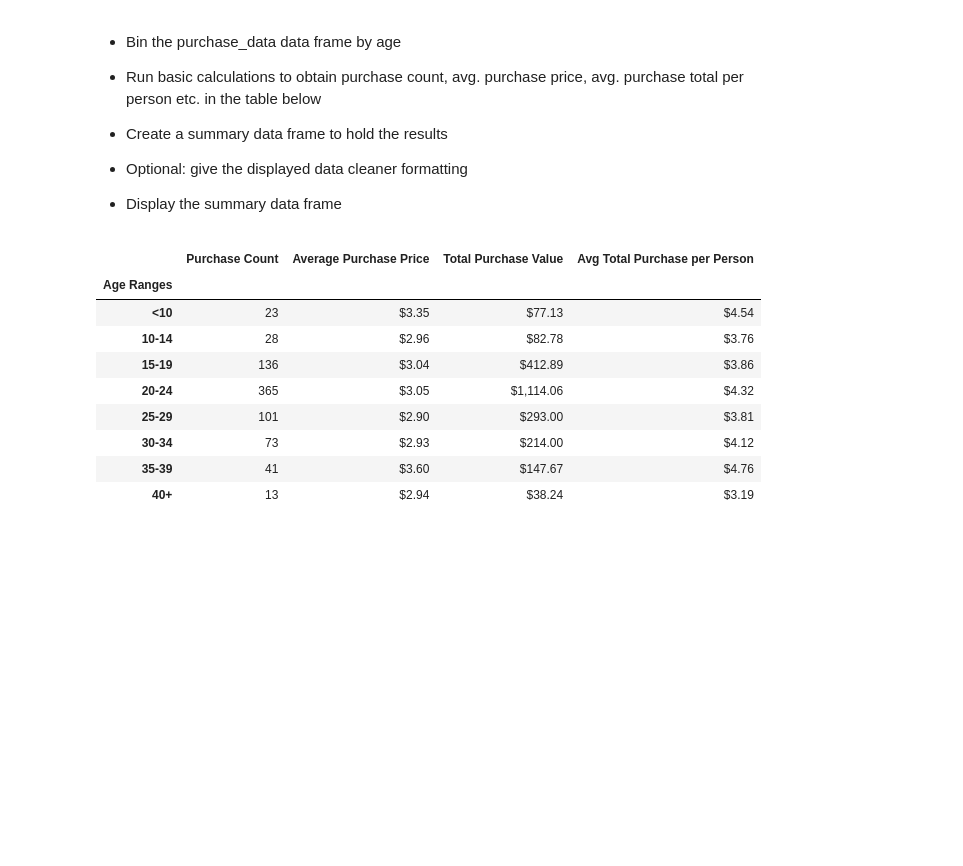
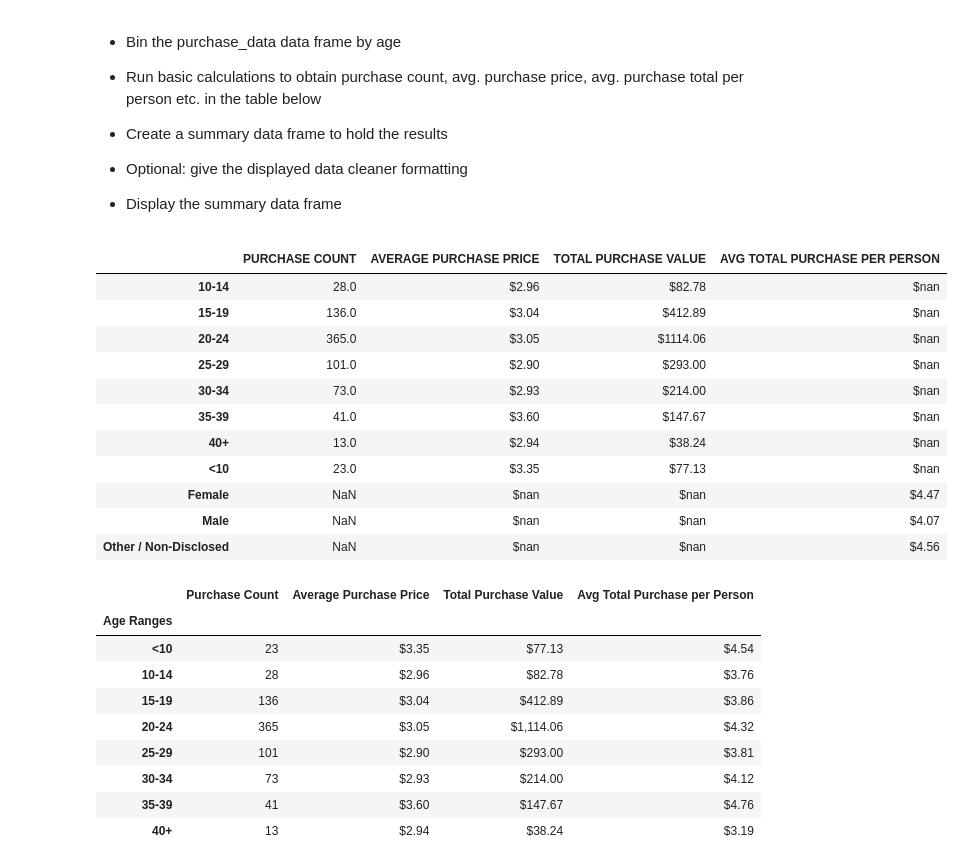
Before and after one commit to jdean92/pandas-challenge, a Jupyter notebook: Instructions/HeroesOfPymoli/HeroesOfPymoli_starter.ipynb, the cells around one changed output. Saved outputs shown, nothing was run; the diff lists cells and outputs as text; code cells hidden in the pictures; blank space fills up the shorter version.

```diff
--- a/Instructions/HeroesOfPymoli/HeroesOfPymoli_starter.ipynb
+++ b/Instructions/HeroesOfPymoli/HeroesOfPymoli_starter.ipynb
@@ -125,6 +125,10 @@ purch_Count = gender["SN"].count()
 purch_Price = gender["Price"].mean()
 
 purch_Value = gender["Price"].sum()
+
+
+duplicates = purchase_data.drop_duplicates(subset='SN', keep="first")
+grouped_dup = duplicates.groupby(["Gender"])
 
 purch_Norm = (gender["Price"].sum() / grouped_dup["SN"].count())
 
@@ -176,22 +173,26 @@ Purch_Analysis_Gen
 
 #make bins
 
-age_bins = [0, 9, 14, 19, 24, 29, 34, 39, 100]
-
-labels = ["<10", "10-14", "15-19", "20-24", "25-29", "30-34", "35-39", "40+"]
-#use pd.cut()
-
-age_bins = pd.cut(age_players["Age"], age_bins, labels=labels).value_counts()
 age_players = purchase_data.loc[:,["Age","SN"]]
 age_players = age_players.drop_duplicates()
 age_existing_players = age_players["Age"].value_counts()
+
+age_bins = [0, 9, 14, 19, 24, 29, 34, 39, 100]
+
+labels_name = ["<10", "10-14", "15-19", "20-24", "25-29", "30-34", "35-39", "40+"]
+#use pd.cut()
+
+
+age_bins = pd.cut(age_players["Age"], age_bins, labels=labels).value_counts()
+age_percent = age_bins / player * 100
+
 
 #new dataframe again
 
 age_demographics = pd.DataFrame({"TOTAL COUNT": age_bins,"PERCENTAGE OF PLAYERS": age_percent})
 age_demographics["PERCENTAGE OF PLAYERS"] = age_demographics["PERCENTAGE OF PLAYERS"].map("{:.2f}".format)
 
-age_percent = age_bins / player * 100
+
 
 age_demographics.sort_index()
 # %% [output]
@@ -225,3 +251,39 @@ age_demographics.sort_index()
+# %%
+# bin the purchase_data
+
+age_bins = [0, 9, 14, 19, 24, 29, 34, 39, 100]
+
+purchase_data["Ranges of Age"] = pd.cut(purchase_data["Age"], age_bins, labels=labels)
+# purchase_data.head()
+
+age_analysis_total = purchase_data.groupby(["Ranges of Age"]).count()["Price"].rename("PURCHASE COUNT")
+
+age_average_price = purchase_data.groupby(["Ranges of Age"]).mean()["Price"].rename("AVERAGE PURCHASE PRICE")
+
+age_total_purchase = purchase_data.groupby(["Ranges of Age"]).sum()["Price"].rename("TOTAL PURCHASE VALUE")
+
+
+age_purchasing_analysis = pd.DataFrame({"PURCHASE COUNT": age_analysis_total,"AVERAGE PURCHASE PRICE": age_average_price, "TOTAL PURCHASE VALUE": age_total_purchase,"AVG TOTAL PURCHASE PER PERSON": purch_Norm})
+
+age_purchasing_analysis["AVERAGE PURCHASE PRICE"] = age_purchasing_analysis["AVERAGE PURCHASE PRICE"].map("${:.2f}".format)
+age_purchasing_analysis["TOTAL PURCHASE VALUE"] = age_purchasing_analysis["TOTAL PURCHASE VALUE"].map("${:.2f}".format)
+age_purchasing_analysis["AVG TOTAL PURCHASE PER PERSON"] = age_purchasing_analysis["AVG TOTAL PURCHASE PER PERSON"].map("${:.2f}".format)
+
+
+age_purchasing_analysis
+# %% [output]
+|  | PURCHASE COUNT | AVERAGE PURCHASE PRICE | TOTAL PURCHASE VALUE | AVG TOTAL PURCHASE PER PERSON |
+| 10-14 | 28.0 | $2.96 | $82.78 | $nan |
+| 15-19 | 136.0 | $3.04 | $412.89 | $nan |
+| 20-24 | 365.0 | $3.05 | $1114.06 | $nan |
+| 25-29 | 101.0 | $2.90 | $293.00 | $nan |
+| 30-34 | 73.0 | $2.93 | $214.00 | $nan |
+| 35-39 | 41.0 | $3.60 | $147.67 | $nan |
+| 40+ | 13.0 | $2.94 | $38.24 | $nan |
+| <10 | 23.0 | $3.35 | $77.13 | $nan |
+| Female | NaN | $nan | $nan | $4.47 |
+| Male | NaN | $nan | $nan | $4.07 |
+| Other / Non-Disclosed | NaN | $nan | $nan | $4.56 |
 # %%
 # %% [output]
 |  | Purchase Count | Average Purchase Price | Total Purchase Value | Avg Total Purchase per Person |
```
Also changed, not shown: parts of 7 cells of this notebook.
